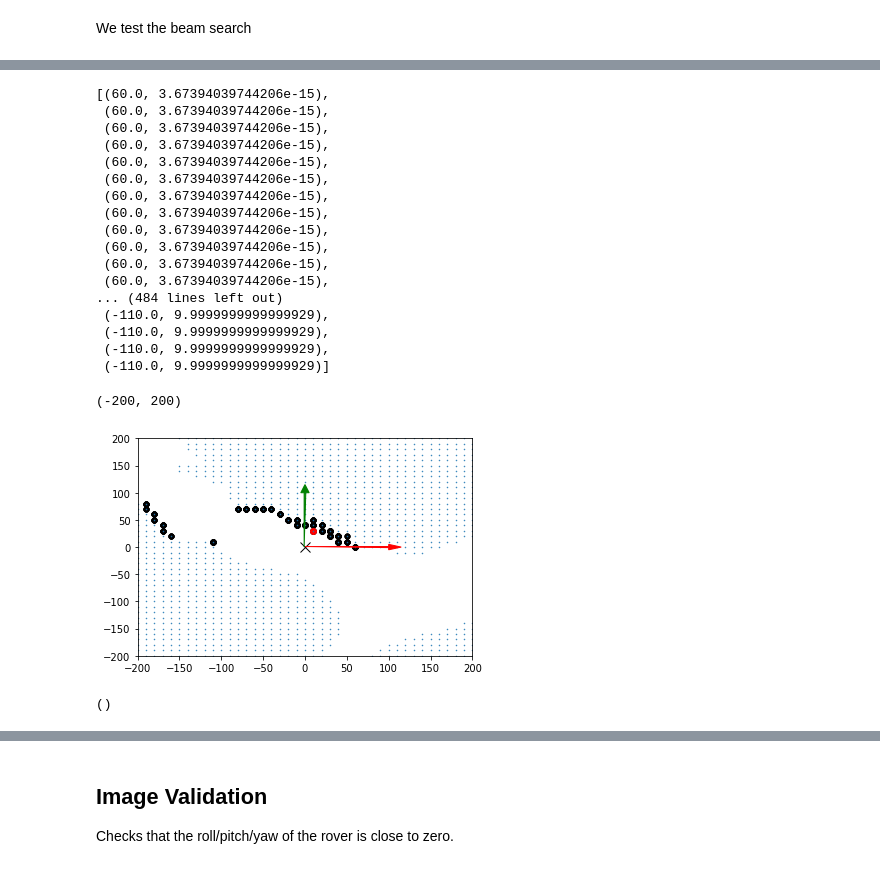
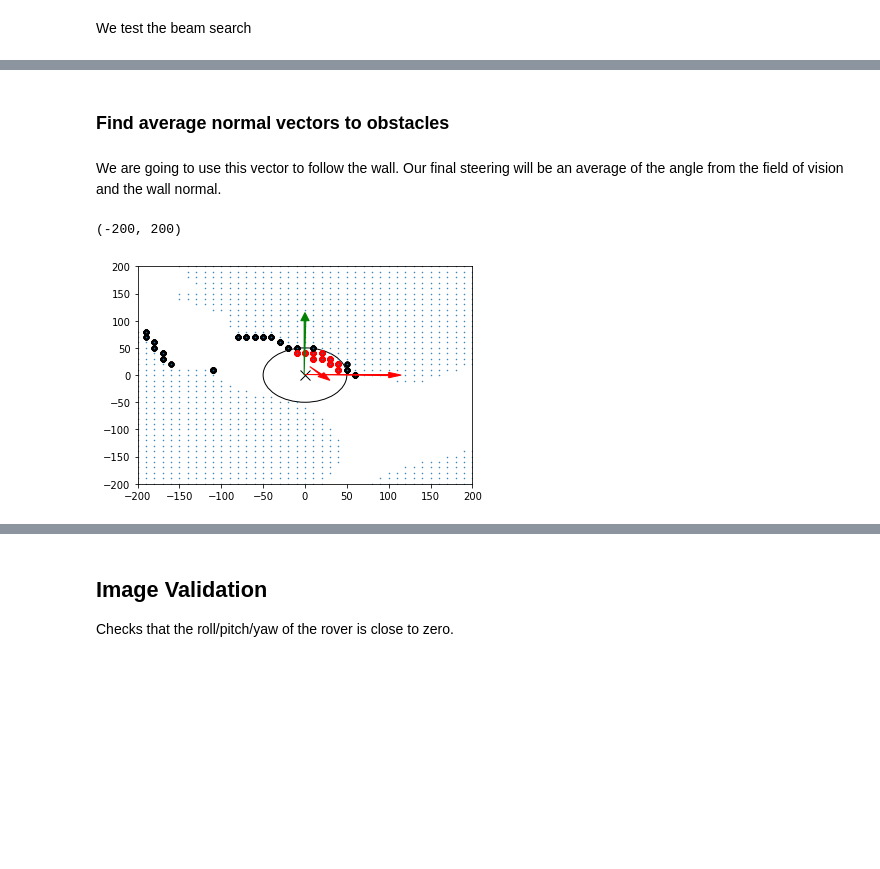
Before and after one commit to ndilsou/RoboND-Rover-Project, a Jupyter notebook: code/Rover_Project_Test_Notebook.ipynb, the cells around one changed output, grey strips where cells are left out. Saved outputs shown, nothing was run; the diff lists cells and outputs as text; code cells hidden in the pictures; blank space fills up the shorter version.

```diff
--- a/code/Rover_Project_Test_Notebook.ipynb
+++ b/code/Rover_Project_Test_Notebook.ipynb
@@ -200,4 +174,0 @@ plt.imshow(gradient3, cmap='gray')
-# %%
-color = np.uint8([[[255,255,0 ]]])
-hsv_color = cv2.cvtColor(color,cv2.COLOR_BGR2HSV)
-print(hsv_color)
@@ -224,7 +212,5 @@ plt.imshow(blurred_rock, cmap="gray")
 # %%
-binary_rock = rock_filter(image, ksize=(9,9), sigmaX=10)
-# gray_rock = cv2.cvtColor(tresh_rock, cv2.COLOR_RGB2GRAY)
-# th, binary_rock = cv2.threshold(gray_rock, 0, 255, cv2.THRESH_BINARY)
+binary_rock = rock_filter(rock_img2, ksize=(9,9), sigmaX=10)
 plt.imshow(binary_rock, cmap="gray")
 # %% [output]
 <matplotlib.image.AxesImage at 0x...>
@@ -310,6 +296,9 @@ def pix_to_world(xpix, ypix, xpos, ypos, yaw, world_size, scale):
 
 
 def world_to_pix(x_pix_world, y_pix_world, xpos, ypos, yaw,  scale):
+    """
+    Reverse the conversion from rover to coordinate frame.
+    """
     # Apply translation
     xworld_tran, yworld_tran = translate_pix(x_pix_world, y_pix_world, -ypos * scale, -xpos * scale, 1/scale)
     # Apply rotation
@@ -332,9 +321,8 @@ def rad_to_deg(radian):
 idx = np.random.randint(0, len(img_list)-1)
 image = mpimg.imread(img_list[idx])
 warped = perspect_transform(image, source, destination)
-threshed = color_thresh(warped, invert=True)
-threshed[:,160:] = 0
-threshed[80:,:] = 0
+threshed = color_thresh(warped)
+
 # Calculate pixel values in rover-centric coords and distance/angle to all pixels
 xpix, ypix = rover_coords(threshed)
 dist, angles = to_polar_coords(xpix, ypix)
@@ -449,4 +431,4 @@ print(beam_polar_coord)
 # %%
-beam_point = to_cartesian_coords(beam_polar_coord[0], -beam_polar_coord[1] * 0.8)
+beam_point = to_cartesian_coords(beam_polar_coord[0], beam_polar_coord[1])
 beam_point
 # %% [output]
@@ -502,52 +491,42 @@ Wall time: 247 ms
-# %%
-beam_points
-# %% [output]
-[(60.0, 3.67394039744206e-15),
- (60.0, 3.67394039744206e-15),
- (60.0, 3.67394039744206e-15),
- (60.0, 3.67394039744206e-15),
- (60.0, 3.67394039744206e-15),
- (60.0, 3.67394039744206e-15),
- (60.0, 3.67394039744206e-15),
- (60.0, 3.67394039744206e-15),
- (60.0, 3.67394039744206e-15),
- (60.0, 3.67394039744206e-15),
- (60.0, 3.67394039744206e-15),
- (60.0, 3.67394039744206e-15),
-... (484 lines left out)
- (-110.0, 9.9999999999999929),
- (-110.0, 9.9999999999999929),
- (-110.0, 9.9999999999999929),
- (-110.0, 9.9999999999999929)]
+# %% [markdown]
+### Find average normal vectors to obstacles
+# %% [markdown]
+We are going to use this vector to follow the wall. Our final steering will be an average of the angle from the field of vision and the wall normal.
 # %%
+ax = plt.gca()
+ax.cla()
 box_size = 200
 idx = np.argmin(np.linalg.norm(beam_points, axis=1))
 wall_point = beam_points[idx]
-
+search_radius = 50
+c = plt.Circle((0,0), radius=search_radius, fill=False)
+ax.add_artist(c)
+influence_points = []
 for beam_point in beam_points:
     if beam_point:
-        plt.plot(beam_point[0], beam_point[1], 'o', color="black", markersize=5)
-# plt.ylim(-200, 200)
-# plt.xlim(0, 200)
+        if np.linalg.norm(beam_point) < search_radius:
+            color = "red"
+            influence_points.append(beam_point)
+        else:
+            color = "black"
+        plt.plot(beam_point[0], beam_point[1], 'o', color=color, markersize=5)
 
-plt.plot(wall_point[0], wall_point[1], 'o', color="red", markersize=6)
+average_wall =  np.mean(influence_points)
+normal_vector =  20 * get_normal_vector(average_wall, np.zeros(2))
+
+mid = (wall_point - np.zeros(2))/2
+
+plt.arrow(mid[0], mid[1], -normal_vector[0], -normal_vector[1], color='red',  head_width=10, width=2)
 
 x_arrow, y_arrow = to_cartesian_coords(100, deg_to_rad(0))
 plt.arrow(0, 0, x_arrow, y_arrow, color='red', zorder=2, head_width=10, width=2)
 x_arrow, y_arrow = to_cartesian_coords(100, deg_to_rad(90))
 plt.arrow(0, 0, x_arrow, y_arrow, color='green', zorder=2, head_width=10, width=2)
 
 plt.plot(x_robot, y_robot, '.', markersize=1)
 plt.plot(0, 0, 'x', color="black", markersize=10)
 plt.ylim(-box_size, box_size)
 plt.xlim(-box_size, box_size)
 # %% [output]
 (-200, 200)
-[figure, old version]
+[figure, new version]
-# %%
-test = [(), (), ()]
-idx = np.argmin(np.linalg.norm(test, axis=1))
-wall_point = test[idx]
-wall_point
-# %% [output]
-()
```
Also changed, not shown: parts of 40 cells of this notebook, 6 other files.
